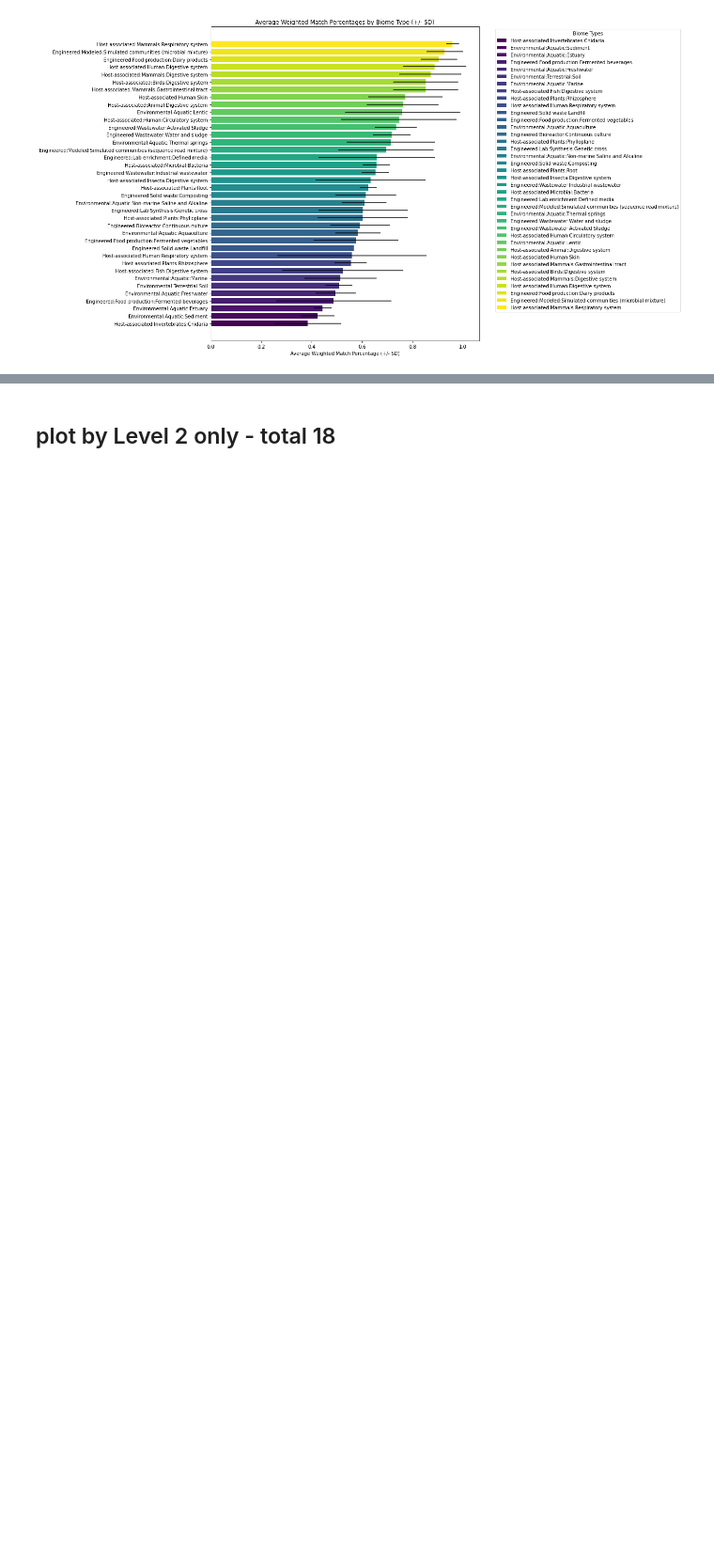
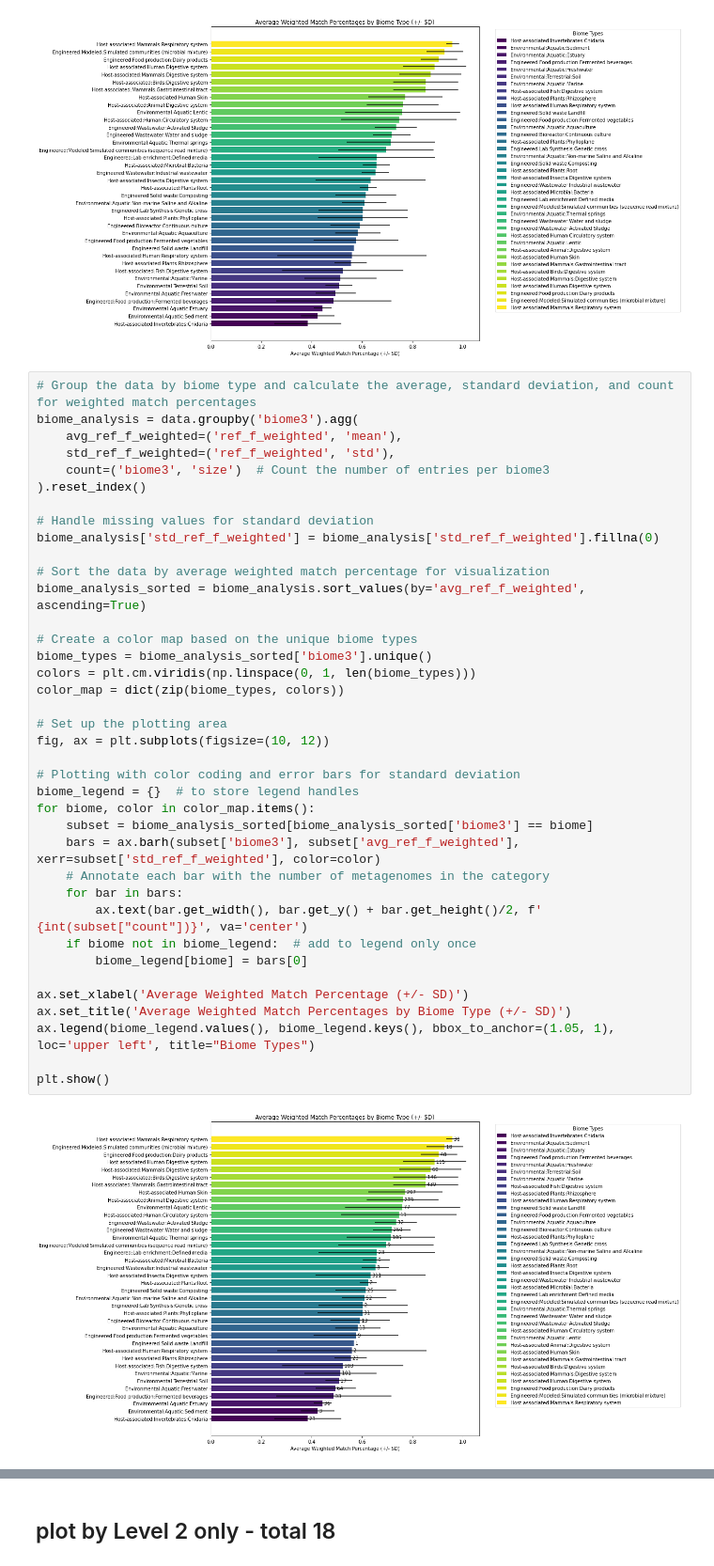
Before and after one commit to jeanzzhao/assemloss-onek, a Jupyter notebook: analysis/Weighted_vs_biome_plot.ipynb, the cells around one changed output, grey strips where cells are left out. Shown at 94% size. Drawn from its saved outputs; the diff is of its cells as text; blank space fills up the shorter version.

Commit message:
updated with number

```diff
--- a/analysis/Weighted_vs_biome_plot.ipynb
+++ b/analysis/Weighted_vs_biome_plot.ipynb
@@ -66,3 +66,43 @@ ax.legend(biome_legend.values(), biome_legend.keys(), bbox_to_anchor=(1.05, 1),
 plt.show()
 # %% [output]
 [figure]
+# %%
+# Group the data by biome type and calculate the average, standard deviation, and count for weighted match percentages
+biome_analysis = data.groupby('biome3').agg(
+    avg_ref_f_weighted=('ref_f_weighted', 'mean'),
+    std_ref_f_weighted=('ref_f_weighted', 'std'),
+    count=('biome3', 'size')  # Count the number of entries per biome3
+).reset_index()
+
+# Handle missing values for standard deviation
+biome_analysis['std_ref_f_weighted'] = biome_analysis['std_ref_f_weighted'].fillna(0)
+
+# Sort the data by average weighted match percentage for visualization
+biome_analysis_sorted = biome_analysis.sort_values(by='avg_ref_f_weighted', ascending=True)
+
+# Create a color map based on the unique biome types
+biome_types = biome_analysis_sorted['biome3'].unique()
+colors = plt.cm.viridis(np.linspace(0, 1, len(biome_types)))
+color_map = dict(zip(biome_types, colors))
+
+# Set up the plotting area
+fig, ax = plt.subplots(figsize=(10, 12))
+
+# Plotting with color coding and error bars for standard deviation
+biome_legend = {}  # to store legend handles
+for biome, color in color_map.items():
+    subset = biome_analysis_sorted[biome_analysis_sorted['biome3'] == biome]
+    bars = ax.barh(subset['biome3'], subset['avg_ref_f_weighted'], xerr=subset['std_ref_f_weighted'], color=color)
+    # Annotate each bar with the number of metagenomes in the category
+    for bar in bars:
+        ax.text(bar.get_width(), bar.get_y() + bar.get_height()/2, f' {int(subset["count"])}', va='center')
+    if biome not in biome_legend:  # add to legend only once
+        biome_legend[biome] = bars[0]
+
+ax.set_xlabel('Average Weighted Match Percentage (+/- SD)')
+ax.set_title('Average Weighted Match Percentages by Biome Type (+/- SD)')
+ax.legend(biome_legend.values(), biome_legend.keys(), bbox_to_anchor=(1.05, 1), loc='upper left', title="Biome Types")
+
+plt.show()
+# %% [output]
+[figure, added]
```
Also changed, not shown: parts of 3 cells of this notebook.
